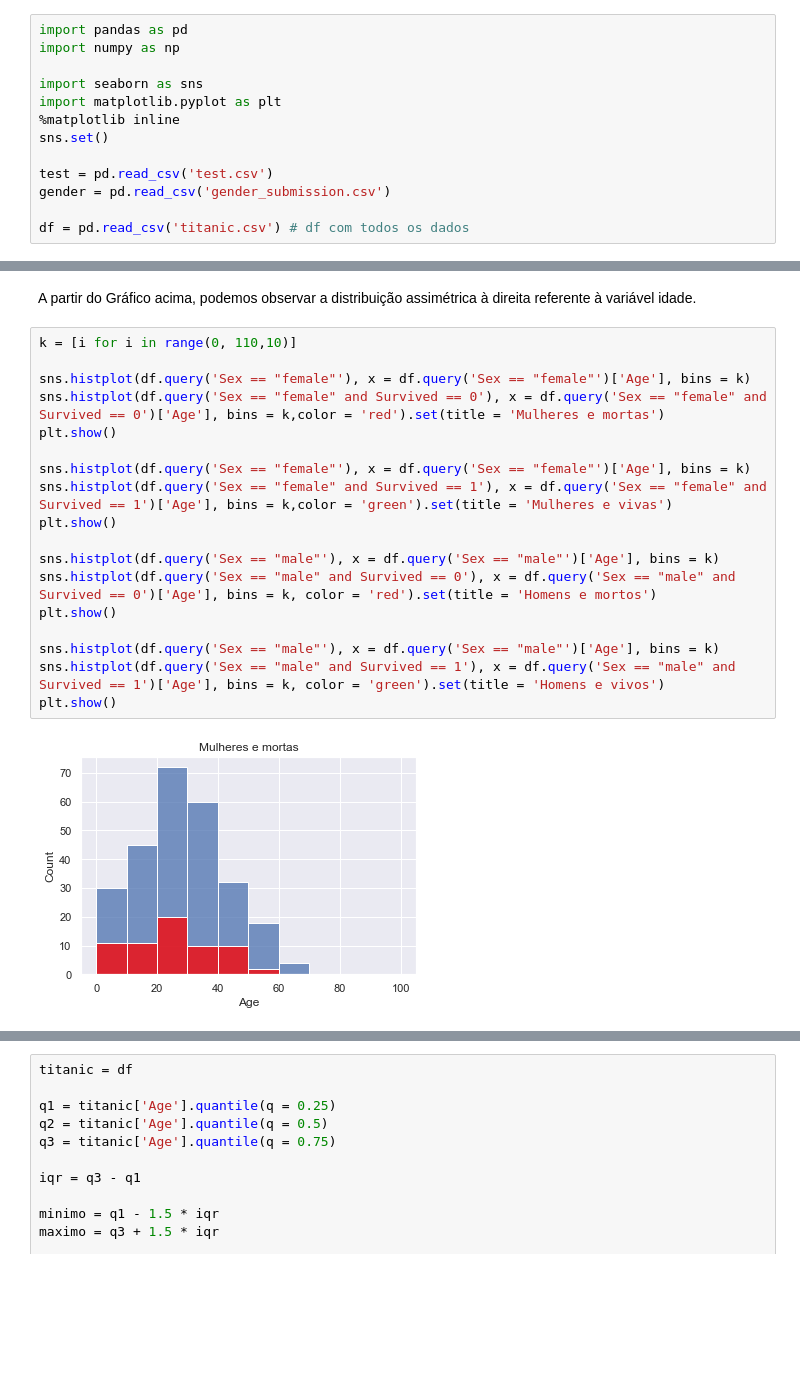
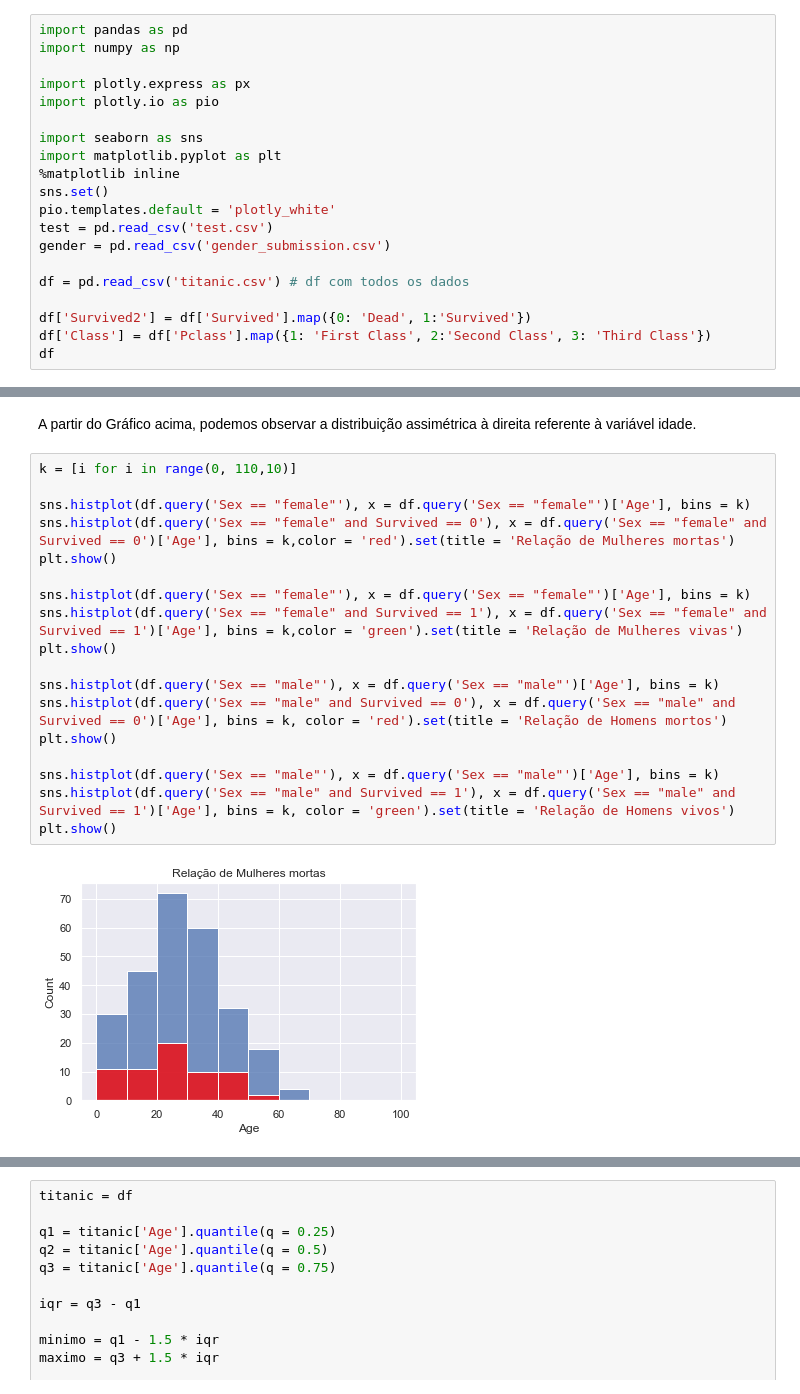
Before and after one commit to Alexandre-Leal/Projetos_iniciais, a Jupyter notebook: Titanic/Titanic.ipynb, the cells around one changed output, grey strips where cells are left out. Drawn from its saved outputs; the diff is of its cells as text; blank space fills up the shorter version.

```diff
--- a/Titanic/Titanic.ipynb
+++ b/Titanic/Titanic.ipynb
@@ -3,13 +3,20 @@
 # %%
 import pandas as pd
 import numpy as np
+
+import plotly.express as px
+import plotly.io as pio
 
 import seaborn as sns
 import matplotlib.pyplot as plt
 %matplotlib inline
 sns.set()
-
+pio.templates.default = 'plotly_white'
 test = pd.read_csv('test.csv')
 gender = pd.read_csv('gender_submission.csv')
 
 df = pd.read_csv('titanic.csv') # df com todos os dados
+
+df['Survived2'] = df['Survived'].map({0: 'Dead', 1:'Survived'})
+df['Class'] = df['Pclass'].map({1: 'First Class', 2:'Second Class', 3: 'Third Class'})
+df
@@ -34,20 +70,20 @@ A partir do Gráfico acima, podemos observar a distribuição assimétrica à di
 # %%
 k = [i for i in range(0, 110,10)]
 
 sns.histplot(df.query('Sex == "female"'), x = df.query('Sex == "female"')['Age'], bins = k)
-sns.histplot(df.query('Sex == "female" and Survived == 0'), x = df.query('Sex == "female" and Survived == 0')['Age'], bins = k,color = 'red').set(title = 'Mulheres e mortas')
+sns.histplot(df.query('Sex == "female" and Survived == 0'), x = df.query('Sex == "female" and Survived == 0')['Age'], bins = k,color = 'red').set(title = 'Relação de Mulheres mortas')
 plt.show()
 
 sns.histplot(df.query('Sex == "female"'), x = df.query('Sex == "female"')['Age'], bins = k)
-sns.histplot(df.query('Sex == "female" and Survived == 1'), x = df.query('Sex == "female" and Survived == 1')['Age'], bins = k,color = 'green').set(title = 'Mulheres e vivas')
+sns.histplot(df.query('Sex == "female" and Survived == 1'), x = df.query('Sex == "female" and Survived == 1')['Age'], bins = k,color = 'green').set(title = 'Relação de Mulheres vivas')
 plt.show()
 
 sns.histplot(df.query('Sex == "male"'), x = df.query('Sex == "male"')['Age'], bins = k)
-sns.histplot(df.query('Sex == "male" and Survived == 0'), x = df.query('Sex == "male" and Survived == 0')['Age'], bins = k, color = 'red').set(title = 'Homens e mortos')
+sns.histplot(df.query('Sex == "male" and Survived == 0'), x = df.query('Sex == "male" and Survived == 0')['Age'], bins = k, color = 'red').set(title = 'Relação de Homens mortos')
 plt.show()
 
 sns.histplot(df.query('Sex == "male"'), x = df.query('Sex == "male"')['Age'], bins = k)
-sns.histplot(df.query('Sex == "male" and Survived == 1'), x = df.query('Sex == "male" and Survived == 1')['Age'], bins = k, color = 'green').set(title = 'Homens e vivos')
+sns.histplot(df.query('Sex == "male" and Survived == 1'), x = df.query('Sex == "male" and Survived == 1')['Age'], bins = k, color = 'green').set(title = 'Relação de Homens vivos')
 plt.show()
 # %% [output]
-[figure, old version]
+[figure, new version]
```
Also changed, not shown: parts of 9 cells of this notebook, 1 other file.
